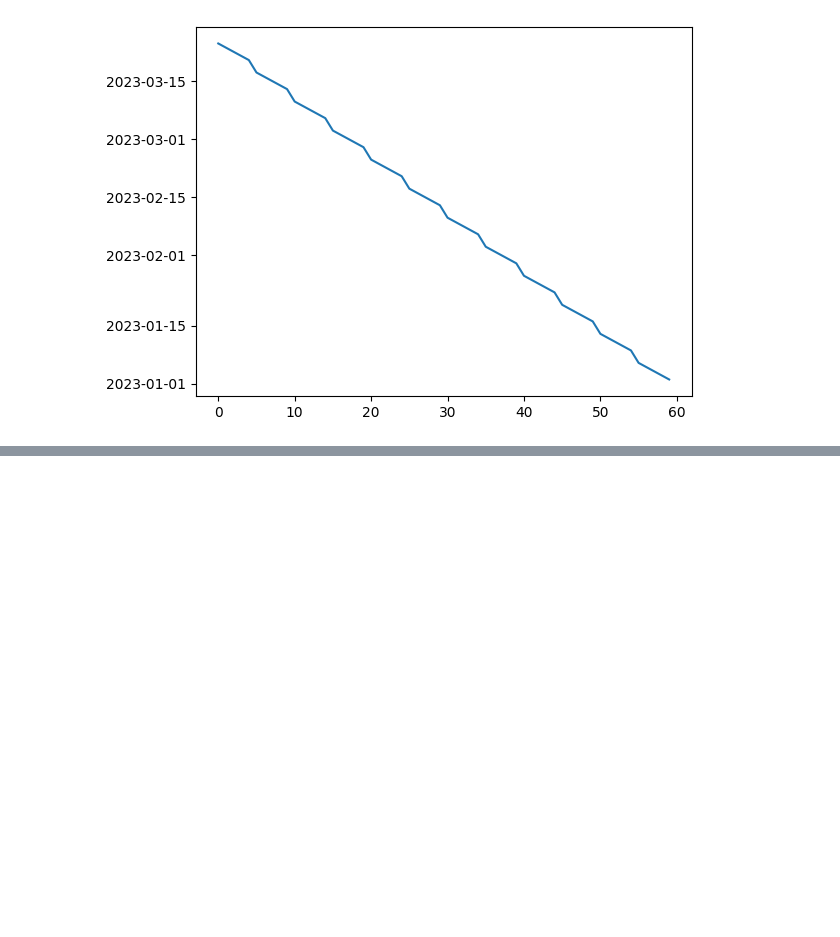
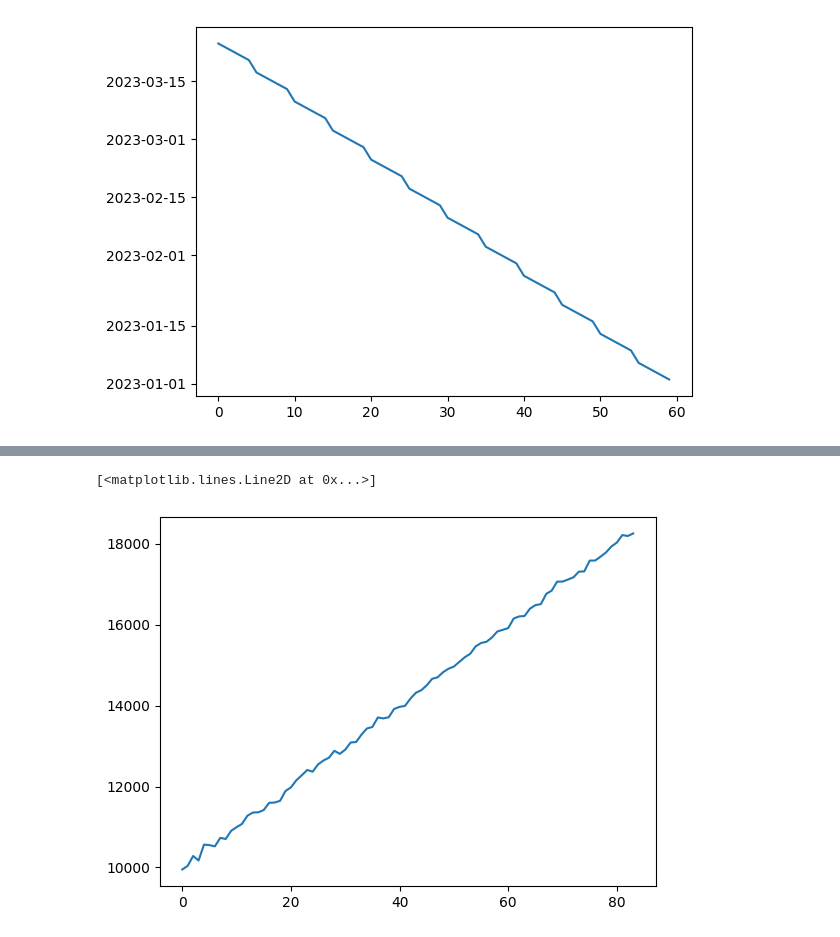
Before and after one commit to c-Stats/delta_test_bnc, a Jupyter notebook: notebooks/dev_notebook.ipynb, the cells around one changed output, grey strips where cells are left out. Cells and saved outputs as stored; diff of their text form; code cells hidden in the pictures; blank space fills up the shorter version.

```diff
--- a/notebooks/dev_notebook.ipynb
+++ b/notebooks/dev_notebook.ipynb
@@ -96,0 +129,11 @@ Result: PASS
+# %%
+#Dummy volume
+vol = 10000
+sdev = int(vol/150)
+nrows = vol + np.array([int(np.random.normal(0, sdev)) for n in range(ndays)])
+nrows = nrows + 100 * np.array([i for i in range(len(nrows))])
+# %%
+plt.plot(nrows)
+# %% [output]
+[<matplotlib.lines.Line2D at 0x...>]
+[figure, added]
```
Also changed, not shown: parts of 10 cells of this notebook.
